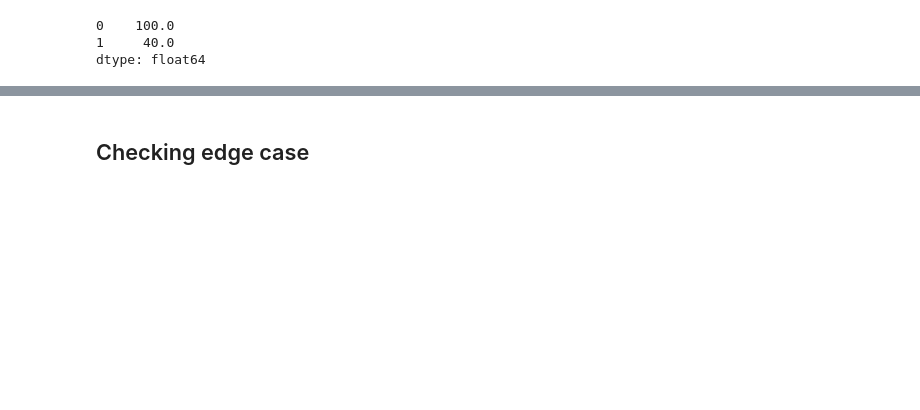
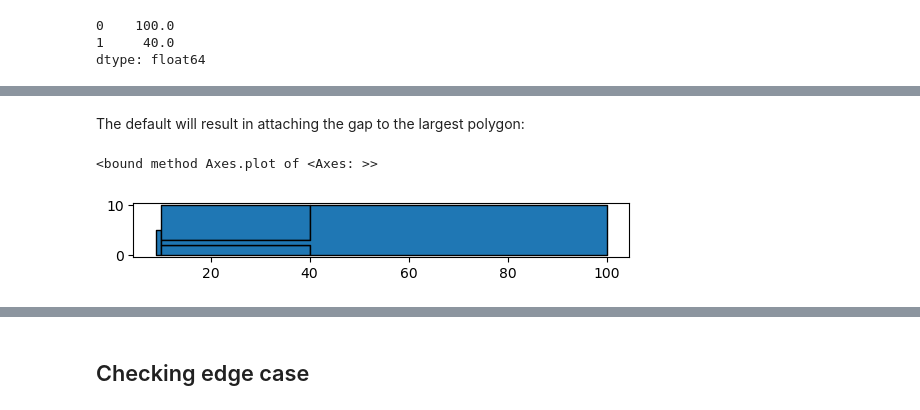
Before and after one commit to sjsrey/geoplanar, a Jupyter notebook: notebooks/gaps.ipynb, the cells around one changed output, grey strips where cells are left out. Saved outputs shown, nothing was run; the diff lists cells and outputs as text; code cells hidden in the pictures; blank space fills up the shorter version.

```diff
--- a/notebooks/gaps.ipynb
+++ b/notebooks/gaps.ipynb
@@ -67,0 +79,7 @@ dtype: float64
+# %% [markdown]
+The default will result in attaching the gap to the largest polygon:
+# %%
+geoplanar.fill_gaps(gdf).plot(edgecolor='k').plot
+# %% [output]
+<bound method Axes.plot of <Axes: >>
+[figure, added]
```
Also changed, not shown: parts of 35 cells of this notebook.
